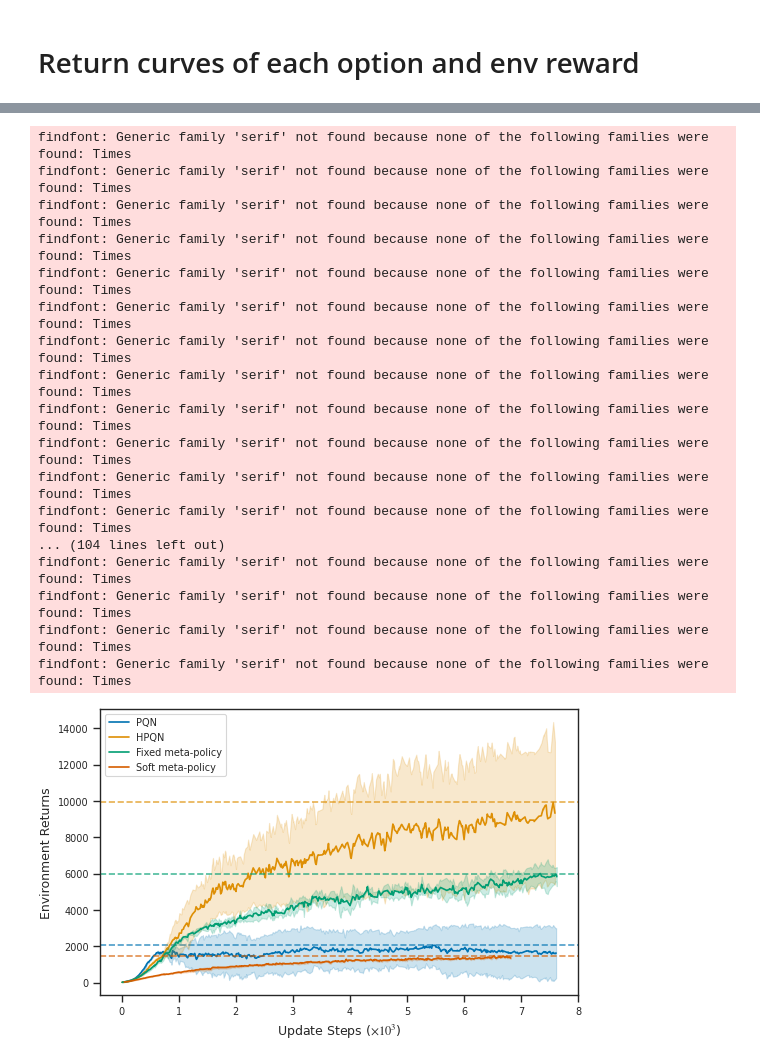
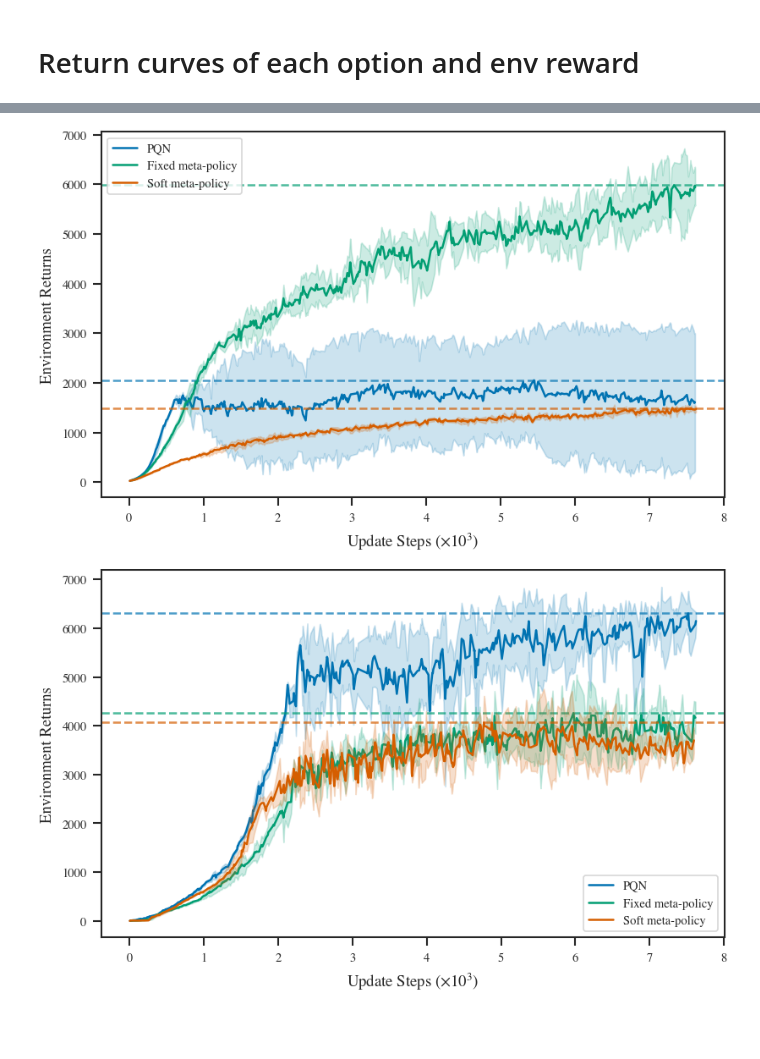
Before and after one commit to remunds/symbolic_options, a Jupyter notebook: src/symbolic_options/plots/plots.ipynb, the cells around one changed output, grey strips where cells are left out. Drawn from its saved outputs; the diff is of its cells as text; code cells hidden in the pictures; blank space fills up the shorter version.

Commit message:
plots

```diff
--- a/src/symbolic_options/plots/plots.ipynb
+++ b/src/symbolic_options/plots/plots.ipynb
@@ -111,4 +195,6 @@ import numpy as np
 import matplotlib.cm as cm
 from tueplots import bundles, axes
 from matplotlib import cm
+
+plt.rcParams.update({"figure.dpi": 150})
 # %%
@@ -202,49 +278,45 @@ findfont: Generic family 'serif' not found because none of the following familie
 # %%
 def comparison_plot(df, run_names):
     # Set the style
     sns.set_theme(context="paper", style="ticks")
     colors = sns.color_palette("colorblind")
     # Create a figure and axis
     with plt.rc_context(bundles.neurips2024(usetex=False)):
         fig, ax = plt.subplots()
         # Plot the data
         df1 = df[df["run_name"].isin(run_names)]
         for i, row in df1.iterrows():
             # ax.plot(row["env_ret"][0], label=row["algorithm"], color=colors(i), zorder=1)
             # ax.axhline(row["env_ret"][0].max(), color=colors(i), linestyle="--", alpha=0.7, zorder=1)
             # use plt to plot data across multiple seeds
             step = row["x_data"]
             mean = np.mean(row["env_ret"], axis=0)
             std = np.std(row["env_ret"], axis=0)
+            if "Craftax" in run_names[0]:
+                mean = np.mean(row["test_score"], axis=0)
+                std = np.std(row["test_score"], axis=0)
             ax.plot(step, mean, label=row["algorithm"], color=colors[i], zorder=1)
             ax.fill_between(step, mean - std, mean + std, alpha=0.2, color=colors[i], zorder=1)
             ax.axhline(mean.max(), color=colors[i], linestyle="--", alpha=0.7, zorder=1)
 
         # Set the labels and title
         ax.set_xlabel("Update Steps ($\\times 10^3$)")
         ax.set_ylabel("Environment Returns")
+        if "Craftax" in run_names[0]:
+            ax.set_ylabel("Test Score")
         # Add a legend
         ax.legend()
         # Show the plot
         # plt.tight_layout()
+        name = run_names[0].split("_")[-1]
+        plt.savefig(f"{name}_comparison.pdf", bbox_inches="tight")
         plt.show()
-comparison_plot(seaquest_df, ["pqn_Seaquest", "pqn_hier_Seaquest", "pqn_hier_llm_Seaquest", "pqn_hier_comb_Seaquest"])
+# comparison_plot(seaquest_df, ["pqn_Seaquest", "pqn_hier_Seaquest", "pqn_hier_llm_Seaquest", "pqn_hier_comb_Seaquest"])
+# comparison_plot(kangaroo_df, ["pqn_Kangaroo", "pqn_hier_Kangaroo", "pqn_hier_llm_Kangaroo", "pqn_hier_comb_Kangaroo"])
+# comparison_plot(craftax_df, ["pqn_Craftax-Classic-Symbolic-v1", "pqn_hier_Craftax-Classic-Symbolic-v1", "pqn_hier_llm_Craftax-Classic-Symbolic-v1", "pqn_hier_llm_comb_Craftax-Classic-Symbolic-v1"])
+comparison_plot(seaquest_df, ["pqn_Seaquest", "pqn_hier_llm_Seaquest", "pqn_hier_comb_Seaquest"])
+comparison_plot(kangaroo_df, ["pqn_Kangaroo", "pqn_hier_llm_Kangaroo", "pqn_hier_comb_Kangaroo"])
+comparison_plot(craftax_df, ["pqn_Craftax-Classic-Symbolic-v1", "pqn_hier_llm_Craftax-Classic-Symbolic-v1", "pqn_hier_llm_comb_Craftax-Classic-Symbolic-v1"])
 # %% [output]
-findfont: Generic family 'serif' not found because none of the following families were found: Times
-findfont: Generic family 'serif' not found because none of the following families were found: Times
-findfont: Generic family 'serif' not found because none of the following families were found: Times
-findfont: Generic family 'serif' not found because none of the following families were found: Times
-findfont: Generic family 'serif' not found because none of the following families were found: Times
-findfont: Generic family 'serif' not found because none of the following families were found: Times
-findfont: Generic family 'serif' not found because none of the following families were found: Times
-findfont: Generic family 'serif' not found because none of the following families were found: Times
-findfont: Generic family 'serif' not found because none of the following families were found: Times
-findfont: Generic family 'serif' not found because none of the following families were found: Times
-findfont: Generic family 'serif' not found because none of the following families were found: Times
-findfont: Generic family 'serif' not found because none of the following families were found: Times
-... (104 lines left out)
-findfont: Generic family 'serif' not found because none of the following families were found: Times
-findfont: Generic family 'serif' not found because none of the following families were found: Times
-findfont: Generic family 'serif' not found because none of the following families were found: Times
-findfont: Generic family 'serif' not found because none of the following families were found: Times
-[figure, old version]
+[figure, new version]
+[figure, added]
```
Also changed, not shown: parts of 6 cells of this notebook.
